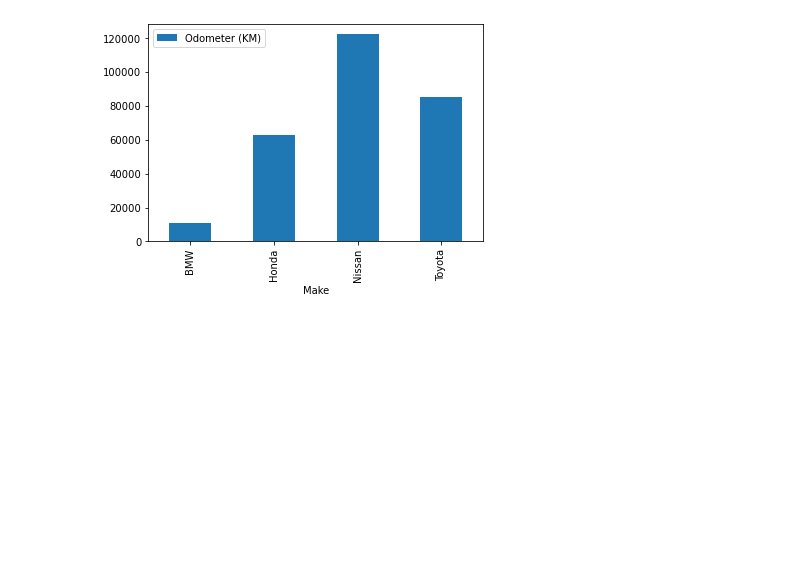
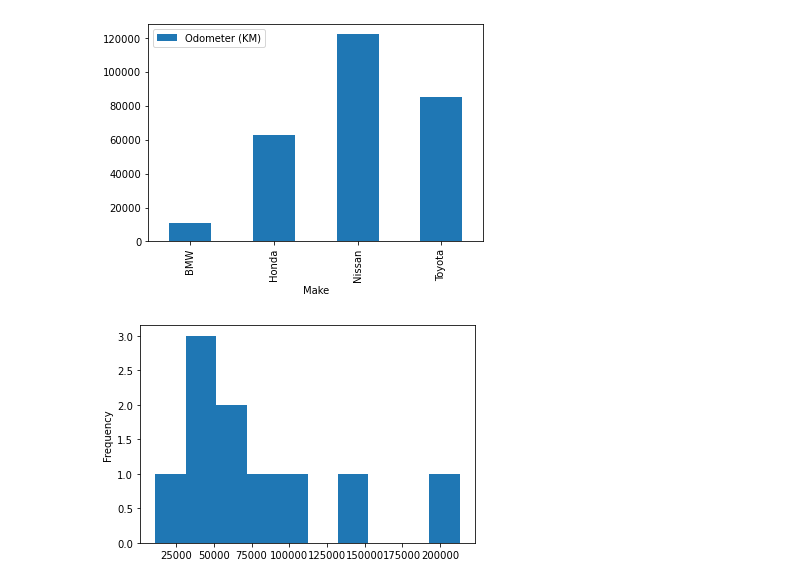
Before and after one commit to puneethramchandra/DataScieneUdemy, a Jupyter notebook: Matplotlib/Intro-to-matplotlib.ipynb, the cells around one changed output. Cells and saved outputs as stored; diff of their text form; code cells hidden in the pictures; blank space fills up the shorter version.

```diff
--- a/Matplotlib/Intro-to-matplotlib.ipynb
+++ b/Matplotlib/Intro-to-matplotlib.ipynb
@@ -331,3 +331,9 @@ car_sales.plot(x="Make",y="Odometer (KM)",kind="bar");
 df1.plot(y="Odometer (KM)",kind="bar");
 # %% [output]
 [figure]
+# %%
+#Histograms
+
+car_sales["Odometer (KM)"].plot.hist(bins=10);
+# %% [output]
+[figure, added]
```
Also changed, not shown: parts of 5 cells of this notebook, 1 other file.
